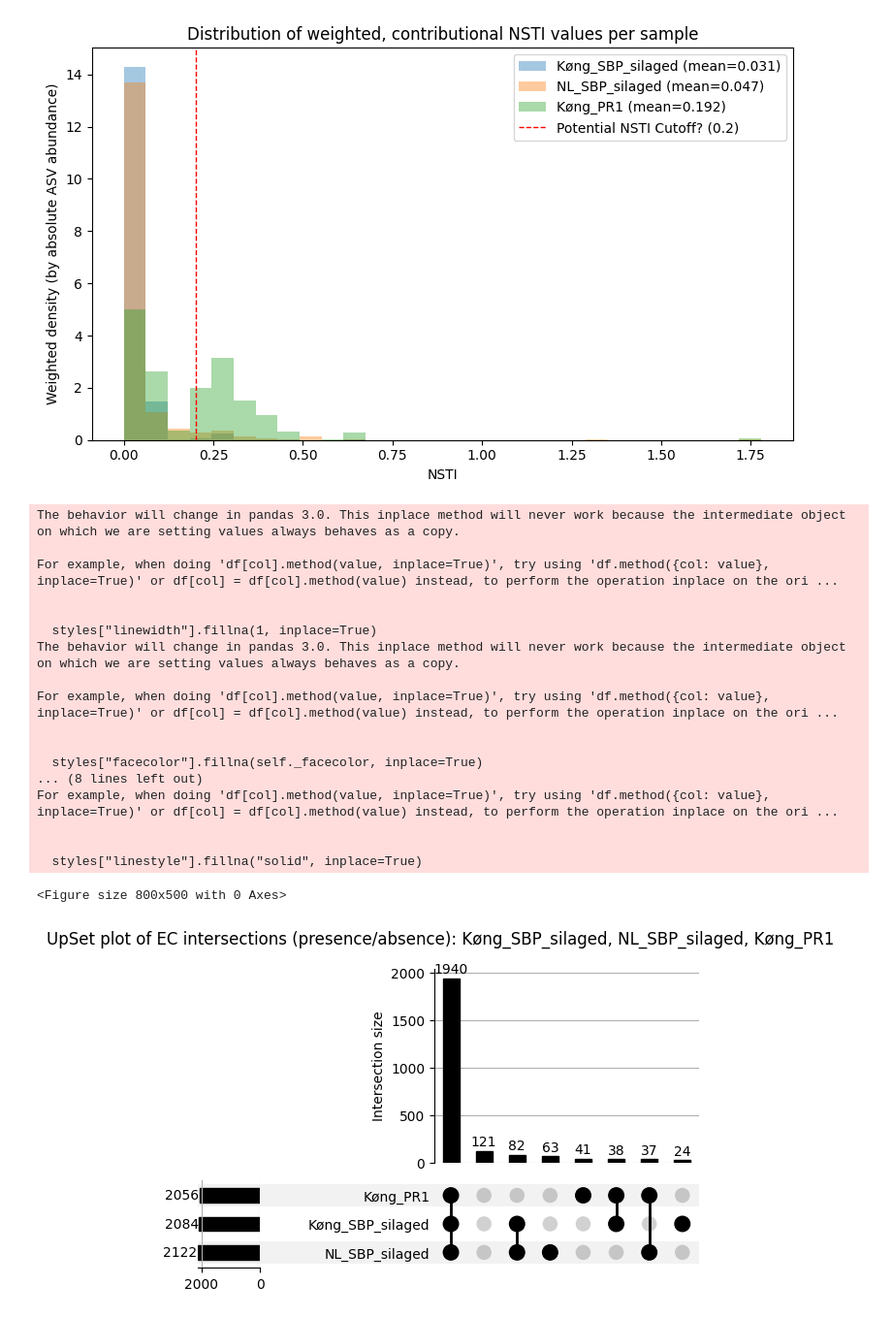
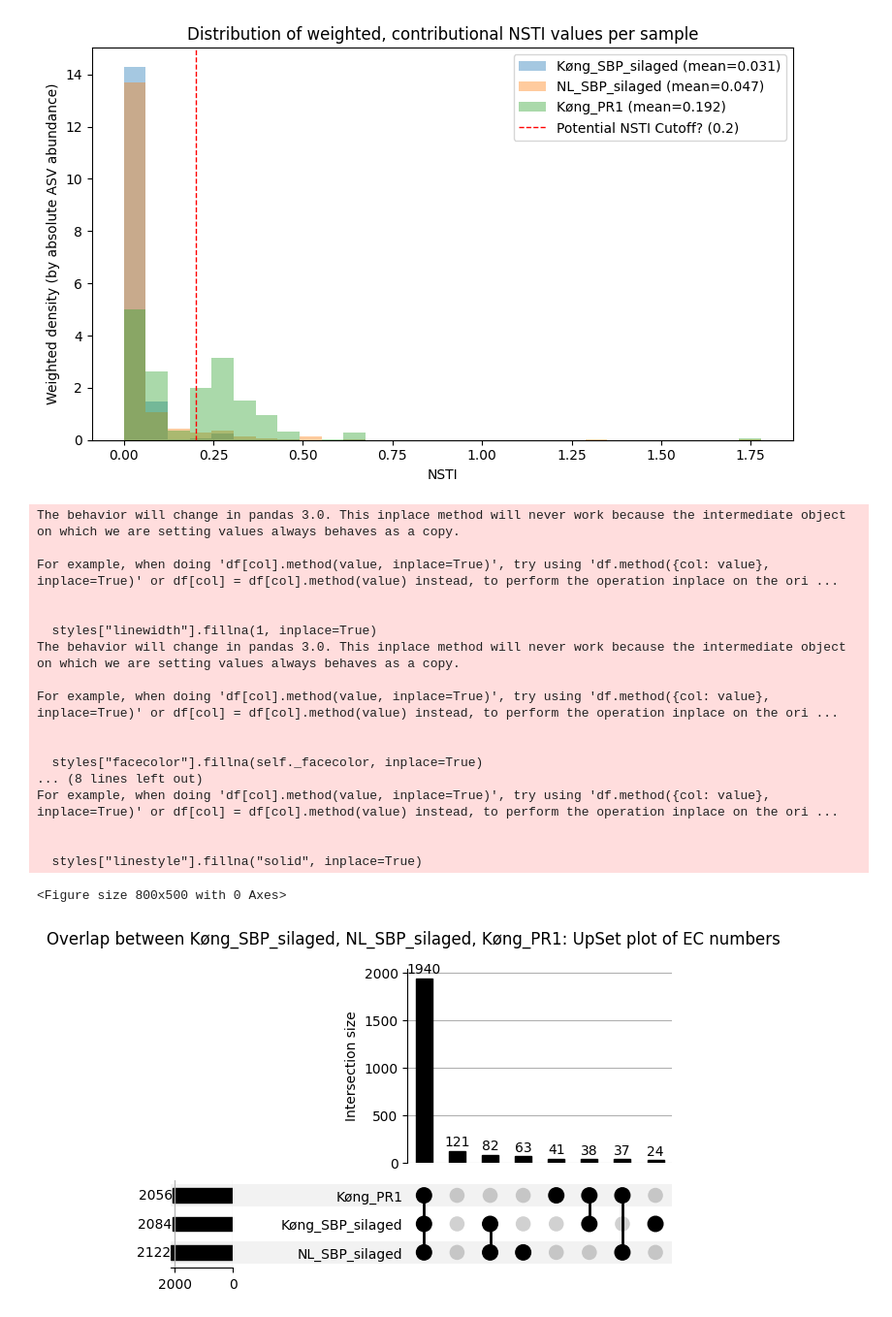
Before and after one commit to PachacutiX/Meta2Insight, a Jupyter notebook: code/picrust2_testruns/stratified/plots_three_stratified.ipynb, the cells around one changed output. Shown at 97% size. Cells and saved outputs as stored; diff of their text form; code cells hidden in the pictures.

```diff
--- a/code/picrust2_testruns/stratified/plots_three_stratified.ipynb
+++ b/code/picrust2_testruns/stratified/plots_three_stratified.ipynb
@@ -152,7 +131,6 @@ plt.show()
 # %% [output]
 [figure]
 # %%
-############################
 ###    EC UPSET PLOT     ###
 ############################
 
@@ -189,35 +167,35 @@ for c in sample_cols_ec:
 # Dictionary of sets
 sets = {s: set(bin_df.loc[bin_df[s] == 1, "function"]) for s in sample_cols_ec}
 
 # UpSet plot
 ind = (bin_df.set_index("function")[sample_cols_ec] == 1)
 data = from_indicators(ind.columns, ind)
 
 plt.figure(figsize=(8,5))
 UpSet(data, show_counts=True, sort_by="cardinality").plot()
-plt.suptitle("UpSet plot of EC intersections (presence/absence): Køng_SBP_silaged, NL_SBP_silaged, Køng_PR1")
+plt.suptitle("Overlap between Køng_SBP_silaged, NL_SBP_silaged, Køng_PR1: UpSet plot of EC numbers")
 plt.tight_layout()
 plt.show()
 # %% [output]
 The behavior will change in pandas 3.0. This inplace method will never work because the intermediate object on which we are setting values always behaves as a copy.
 
 For example, when doing 'df[col].method(value, inplace=True)', try using 'df.method({col: value}, inplace=True)' or df[col] = df[col].method(value) instead, to perform the operation inplace on the ori ...
 
 
   styles["linewidth"].fillna(1, inplace=True)
 The behavior will change in pandas 3.0. This inplace method will never work because the intermediate object on which we are setting values always behaves as a copy.
 
 For example, when doing 'df[col].method(value, inplace=True)', try using 'df.method({col: value}, inplace=True)' or df[col] = df[col].method(value) instead, to perform the operation inplace on the ori ...
 
 
   styles["facecolor"].fillna(self._facecolor, inplace=True)
 ... (8 lines left out)
 For example, when doing 'df[col].method(value, inplace=True)', try using 'df.method({col: value}, inplace=True)' or df[col] = df[col].method(value) instead, to perform the operation inplace on the ori ...
 
 
   styles["linestyle"].fillna("solid", inplace=True)
 <Figure size 800x500 with 0 Axes>
-[figure, old version]
+[figure, new version]
 # %%
 ############################
 ###    KO UPSET PLOT     ###
```
Also changed, not shown: parts of 8 cells of this notebook.
